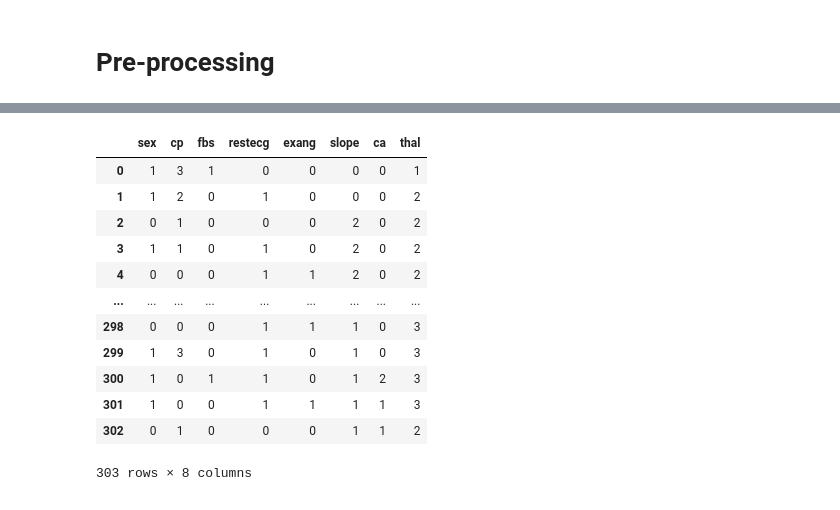
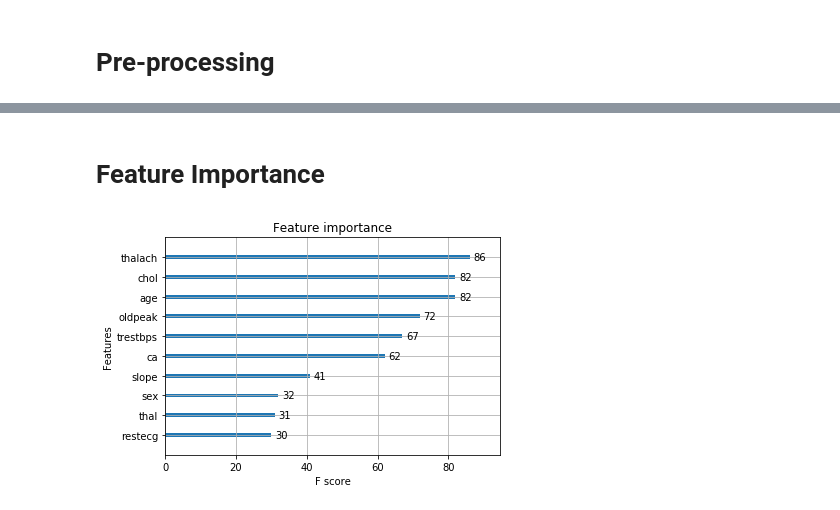
Before and after one commit to peteryph/Kaggle-Heart-Failure-Prediction, a Jupyter notebook: Heart Failure Prediction.ipynb, the cells around one changed output, grey strips where cells are left out. Saved outputs shown, nothing was run; the diff lists cells and outputs as text; code cells hidden in the pictures.

Commit message:
Pre processing done, date split done, feature importance done, working on ml models

```diff
--- a/Heart Failure Prediction.ipynb
+++ b/Heart Failure Prediction.ipynb
@@ -222,0 +269,3 @@ Name: target, dtype: int64
+# %%
+df[["age","slope","ca"]] = (df[["age","slope","ca"]] - df[["age","slope","ca"]].mean())
+df[["trestbps","chol", "thalach", "oldpeak"]] = (df[["trestbps","chol", "thalach", "oldpeak"]] - df[["trestbps","chol", "thalach", "oldpeak"]].min()) / df[["trestbps","chol", "thalach", "oldpeak"]].max()
@@ -222,0 +308,5 @@ Name: target, dtype: int64
+# %%
+# df[["cp","restecg"]]
+df["cp"] = df["cp"].replace(to_replace =[2,3], value =0)
+df["restecg"] = df["restecg"].replace(to_replace =[2,3], value =0)
+df[["cp","restecg"]]
@@ -223 +327,5 @@ Name: target, dtype: int64
+# %%
+df = df[df["thal"] != 0] # remove Null
+df["thal"] = df["thal"].replace(to_replace =[1,3], value =1) # 不正常 有疾病
+df["thal"] = df["thal"].replace(to_replace =[2], value =0) # 正常
 # %%
@@ -248,23 +347,17 @@ df[["age","trestbps","chol", "thalach", "oldpeak", "slope"]]
-# %%
-df[["age","slope"]] = (df[["age","slope"]] - df[["age","slope"]].mean())
-df[["trestbps","chol", "thalach", "oldpeak"]] = (df[["trestbps","chol", "thalach", "oldpeak"]] - df[["trestbps","chol", "thalach", "oldpeak"]].min()) / df[["trestbps","chol", "thalach", "oldpeak"]].max()
-# %%
-df[["sex", "cp", "fbs", "restecg", "exang", "ca", "thal"]]
-
-# sex fbs exang 10
-# cp  ca cat
-# thal restecg 0
-# %% [output]
-|  | sex | cp | fbs | restecg | exang | slope | ca | thal |
-| 0 | 1 | 3 | 1 | 0 | 0 | 0 | 0 | 1 |
-| 1 | 1 | 2 | 0 | 1 | 0 | 0 | 0 | 2 |
-| 2 | 0 | 1 | 0 | 0 | 0 | 2 | 0 | 2 |
-| 3 | 1 | 1 | 0 | 1 | 0 | 2 | 0 | 2 |
-| 4 | 0 | 0 | 0 | 1 | 1 | 2 | 0 | 2 |
-| ... | ... | ... | ... | ... | ... | ... | ... | ... |
-| 298 | 0 | 0 | 0 | 1 | 1 | 1 | 0 | 3 |
-| 299 | 1 | 3 | 0 | 1 | 0 | 1 | 0 | 3 |
-| 300 | 1 | 0 | 1 | 1 | 0 | 1 | 2 | 3 |
-| 301 | 1 | 0 | 0 | 1 | 1 | 1 | 1 | 3 |
-| 302 | 0 | 1 | 0 | 0 | 0 | 1 | 1 | 2 |
-303 rows × 8 columns
+# %% [markdown]
+# Feature Importance
+# %%
+# xgboost
+from xgboost import XGBClassifier
+from xgboost import plot_importance
+from matplotlib import pyplot
+import numpy as np
+
+model = XGBClassifier()
+model.fit(df.drop(columns = ["target"]), df["target"])
+
+# plot feature importance
+plot_importance(model, max_num_features= 10)
+pyplot.show()
+# %% [output]
+[figure, added]
```
Also changed, not shown: parts of 24 cells of this notebook.
